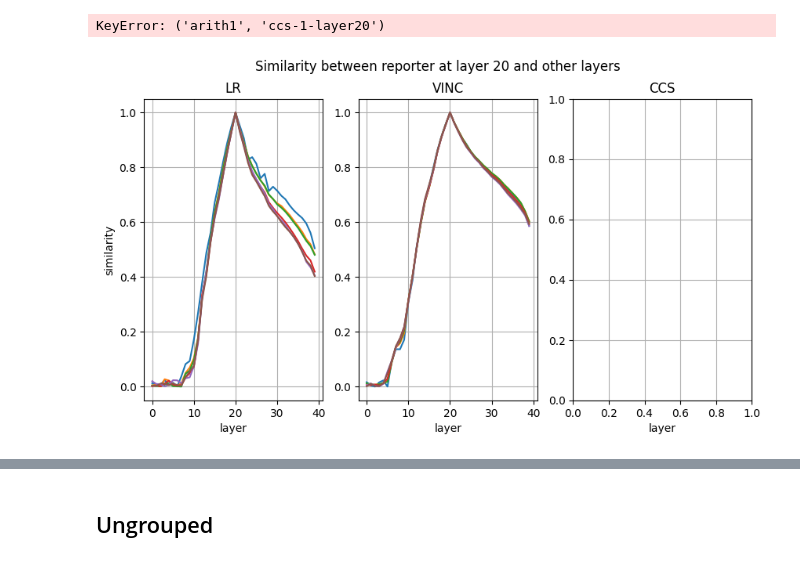
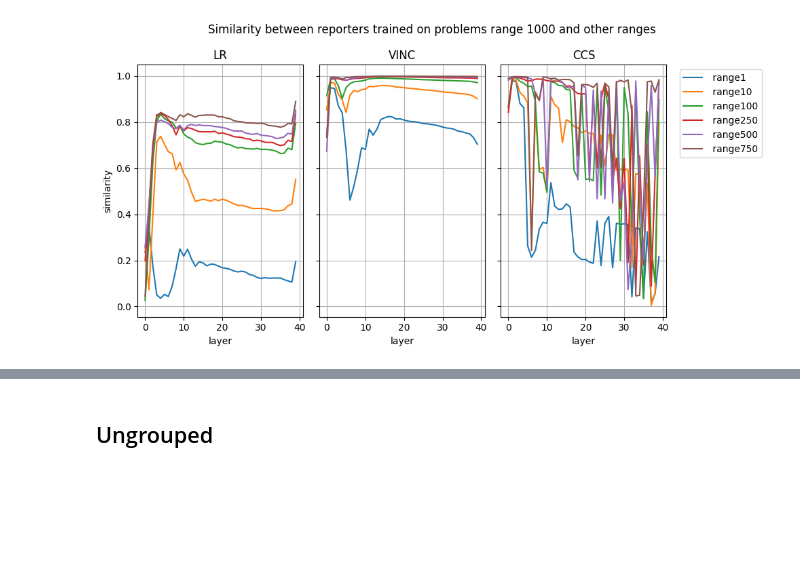
Before and after one commit to EleutherAI/elk, a Jupyter notebook: elk/results/arith_test_similarity.ipynb, the cells around one changed output, grey strips where cells are left out. Drawn from its saved outputs; the diff is of its cells as text; code cells hidden in the pictures; blank space fills up the shorter version.

```diff
--- a/elk/results/arith_test_similarity.ipynb
+++ b/elk/results/arith_test_similarity.ipynb
@@ -70,11 +70,12 @@ sim = {}
 for d in d_array:
 
     dataset = f"arith{d}"
-    #sim[(dataset, 'ccs-vinc')] = similarity(data[(dataset,'ccs')], data[(dataset,'vinc')])
+    sim[(dataset, 'ccs-vinc')] = similarity(data[(dataset,'ccs')], data[(dataset,'vinc')])
     sim[(dataset, 'lr-vinc')] = similarity(data[(dataset,'lr')], data[(dataset,'vinc')])
-    #sim[(dataset, f'ccs-1-{d}')] = similarity(data[('arith1','ccs')], data[(dataset,'ccs')])
+    sim[(dataset, 'lr-ccs')] = similarity(data[(dataset,'lr')], data[(dataset,'ccs')])
+    sim[(dataset, f'ccs-1-{d}')] = similarity(data[('arith1000','ccs')], data[(dataset,'ccs')])
     sim[(dataset, f'vinc-1-{d}')] = similarity(data[('arith1000','vinc')], data[(dataset,'vinc')])
     sim[(dataset, f'vinc-{d}-layer20')] = similarity_single_layer(data[(dataset,'vinc')],20,data[(dataset,'vinc')])
     sim[(dataset, f'lr-1-{d}')] = similarity(data[('arith1000','lr')], data[(dataset,'lr')])
     sim[(dataset, f'lr-{d}-layer20')] = similarity_single_layer(data[(dataset,'lr')],20,data[(dataset,'lr')])
-    #sim[(dataset, f'ccs-{d}-layer20')] = similarity_single_layer(data[(dataset,'ccs')],20,data[(dataset,'ccs')])
+    sim[(dataset, f'ccs-{d}-layer20')] = similarity_single_layer(data[(dataset,'ccs')],20,data[(dataset,'ccs')])
@@ -81,45 +177,44 @@ for d in d_array:
 # %%
-fig, axs = plt.subplots(ncols=3, figsize=(10, 5))
+fig, axs = plt.subplots(ncols=3, figsize=(10, 5), sharey = True)
 
 # Set big title for the whole figure
-fig.suptitle("Similarity between reporter at layer 20 and other layers")
+fig.suptitle("Similarity between reporters trained on problems range 1000 and other ranges")
 
 ax = axs[0]
 ax.set_title(fr"LR")
 ax.set_xlabel("layer")
 ax.set_ylabel("similarity")
 ax.grid(True)
 
-for d in d_array:
-    dataset = f'arith{d}'
-    ax.plot(layers_arr, np.absolute(sim[(dataset, f'lr-{d}-layer20')]), label=f"range  {d}")
+for d in [1,10,100,250,500,750]:
+    dataset = f"arith{d}"
+    ax.plot(layers_arr, np.absolute(sim[(dataset, f'lr-1-{d}')]), label = f" range{d}")
 
 #ax.legend(bbox_to_anchor=(1.05, 1), loc='upper left')
 
 ax = axs[1]
 ax.set_title(fr"VINC")
 ax.set_xlabel("layer")
 ax.grid(True)
 
-for d in d_array:
-    dataset = f'arith{d}'
-    ax.plot(layers_arr, np.absolute(sim[(dataset, f'vinc-{d}-layer20')]), label=f"range  {d}")
+for d in [1,10,100,250,500,750]:
+    dataset = f"arith{d}"
+    ax.plot(layers_arr, np.absolute(sim[(dataset, f'vinc-1-{d}')]), label = f" range{d}")
 
 #ax.legend(bbox_to_anchor=(1.05, 1), loc='upper left')
 
 ax = axs[2]
 ax.set_title(fr"CCS")
 ax.set_xlabel("layer")
 ax.grid(True)
 
-for d in [1,5,10]:
-    dataset = f'arith{d}'
-    ax.plot(layers_arr, np.absolute(sim[(dataset, f'ccs-{d}-layer20')]), label=f"range   {d}")
+for d in [1,10,100,250,500,750]:
+    dataset = f"arith{d}"
+    ax.plot(layers_arr, np.absolute(sim[(dataset, f'ccs-1-{d}')]), label = f" range{d}")
 
 ax.legend(bbox_to_anchor=(1.05, 1), loc='upper left')
 
 plt.tight_layout()
 plt.show()
 # %% [output]
-KeyError: ('arith1', 'ccs-1-layer20')
-[figure, old version]
+[figure, new version]
```
Also changed, not shown: parts of 5 cells of this notebook, 2 other files.
